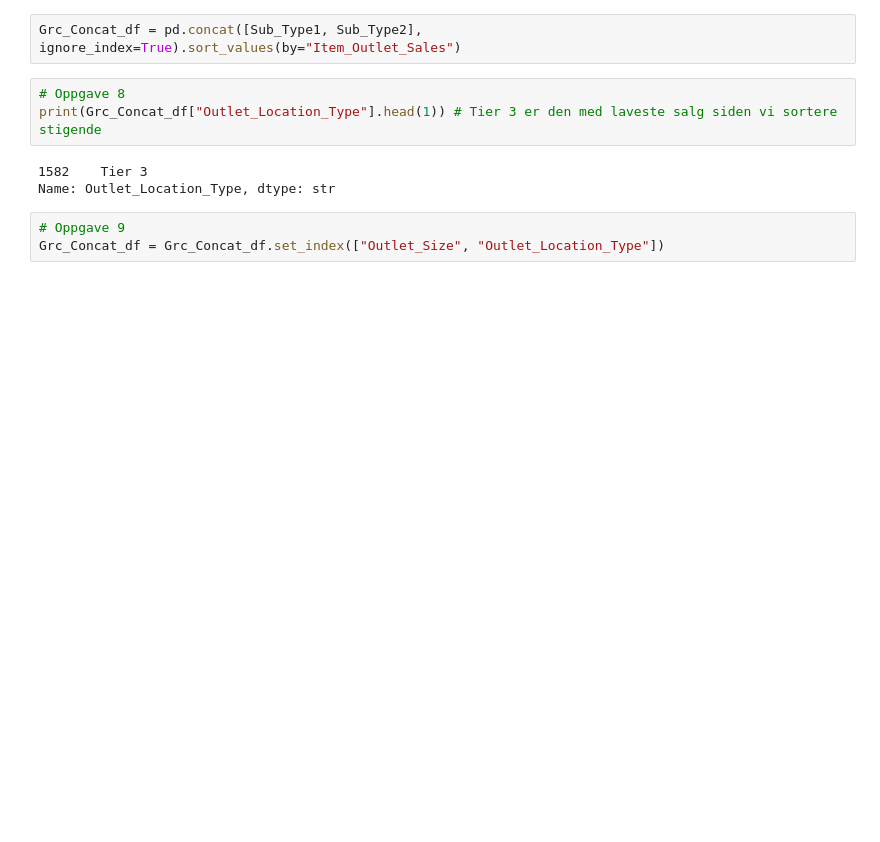
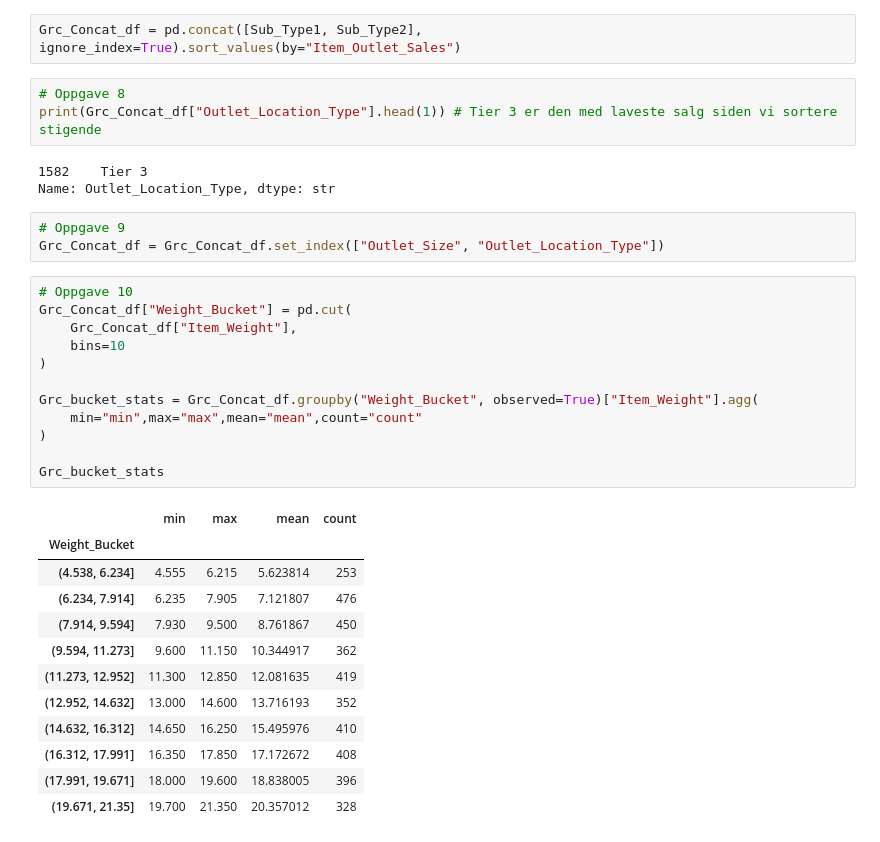
Before and after one commit to dureppoK/Dave-Oblig, a Jupyter notebook: Oblig1.ipynb, the cells around one changed output. Saved outputs shown, nothing was run; the diff lists cells and outputs as text; blank space fills up the shorter version.

Commit message:
la til oppgave 10

```diff
--- a/Oblig1.ipynb
+++ b/Oblig1.ipynb
@@ -175,3 +175,28 @@ Name: Outlet_Location_Type, dtype: str
 # %%
 # Oppgave 9
 Grc_Concat_df = Grc_Concat_df.set_index(["Outlet_Size", "Outlet_Location_Type"])
+# %%
+# Oppgave 10
+Grc_Concat_df["Weight_Bucket"] = pd.cut(
+    Grc_Concat_df["Item_Weight"],
+    bins=10
+)
+
+Grc_bucket_stats = Grc_Concat_df.groupby("Weight_Bucket", observed=True)["Item_Weight"].agg(
+    min="min",max="max",mean="mean",count="count"
+)
+
+Grc_bucket_stats
+# %% [output]
+|  | min | max | mean | count |
+| Weight_Bucket |  |  |  |  |
+| (4.538, 6.234] | 4.555 | 6.215 | 5.623814 | 253 |
+| (6.234, 7.914] | 6.235 | 7.905 | 7.121807 | 476 |
+| (7.914, 9.594] | 7.930 | 9.500 | 8.761867 | 450 |
+| (9.594, 11.273] | 9.600 | 11.150 | 10.344917 | 362 |
+| (11.273, 12.952] | 11.300 | 12.850 | 12.081635 | 419 |
+| (12.952, 14.632] | 13.000 | 14.600 | 13.716193 | 352 |
+| (14.632, 16.312] | 14.650 | 16.250 | 15.495976 | 410 |
+| (16.312, 17.991] | 16.350 | 17.850 | 17.172672 | 408 |
+| (17.991, 19.671] | 18.000 | 19.600 | 18.838005 | 396 |
+| (19.671, 21.35] | 19.700 | 21.350 | 20.357012 | 328 |
```
Also changed, not shown: parts of 5 cells of this notebook.
